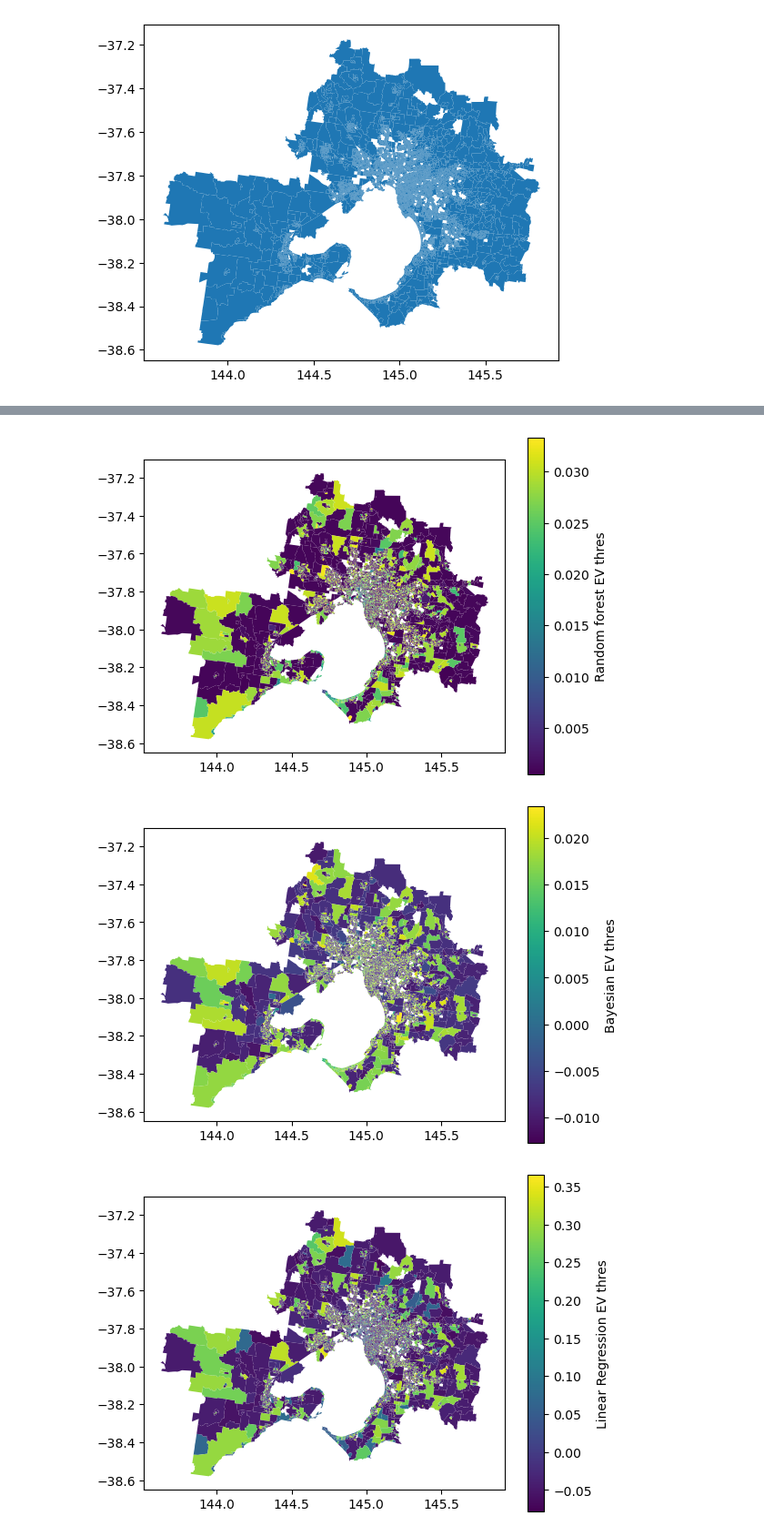
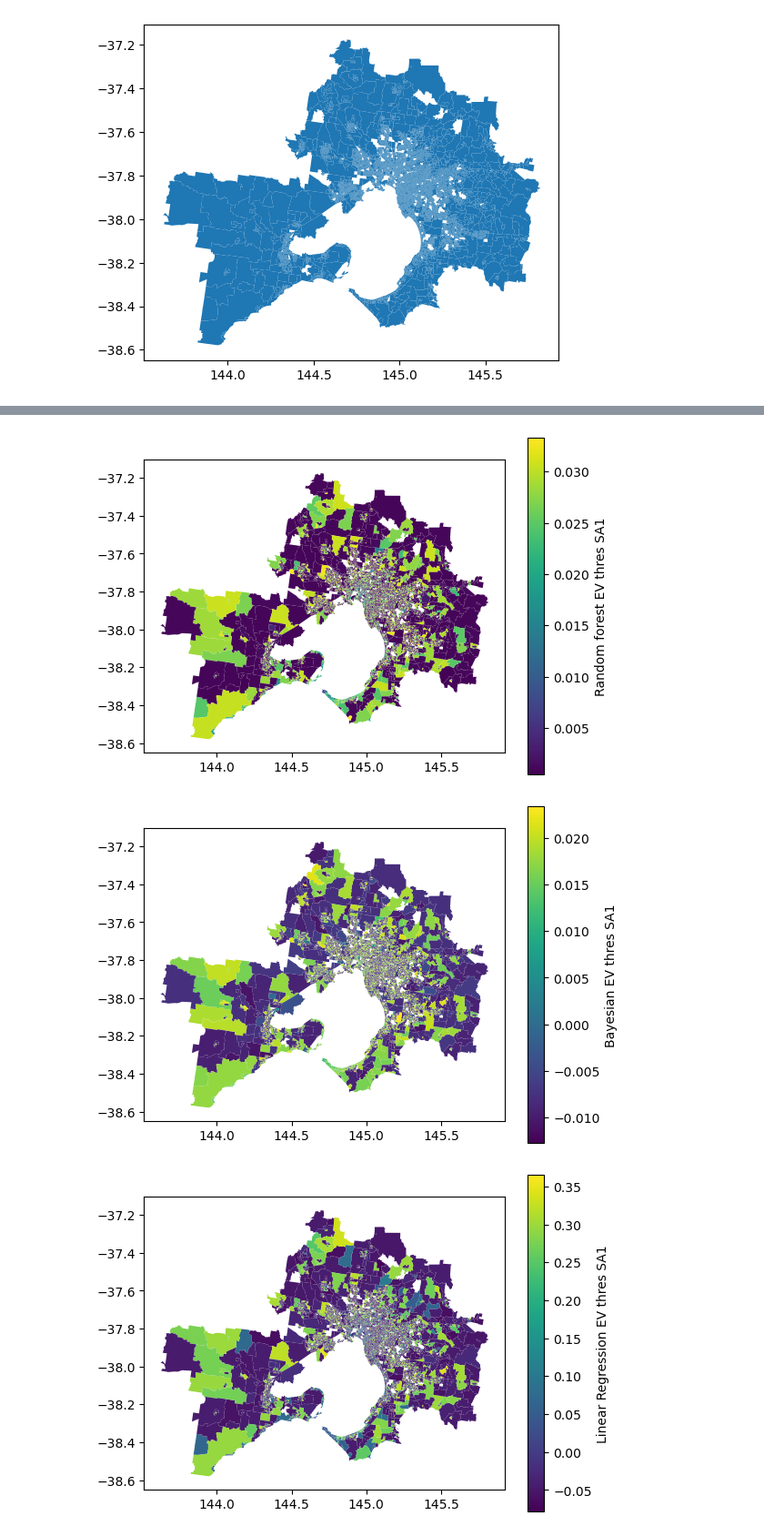
Before and after one commit to bobkatla/rhea, a Jupyter notebook: feature_select/run_analysis_sa1.ipynb, the cells around one changed output, grey strips where cells are left out. Shown at 91% size. Cells and saved outputs as stored; diff of their text form; code cells hidden in the pictures.

```diff
--- a/feature_select/run_analysis_sa1.ipynb
+++ b/feature_select/run_analysis_sa1.ipynb
@@ -367,13 +367,13 @@ vic_gpd.plot()
 <Axes: >
 [figure]
 # %%
-vic_gpd.plot(column="forest", legend=True, legend_kwds={"label": "Random forest EV thres"})
-vic_gpd.plot(column="baye", legend=True, legend_kwds={"label": "Bayesian EV thres"})
-vic_gpd.plot(column="lr", legend=True, legend_kwds={"label": "Linear Regression EV thres"})
-vic_gpd.plot(column="Pearsons", legend=True, legend_kwds={"label": "Pearons EV thres"})
-vic_gpd.plot(column="GraBoost", legend=True, legend_kwds={"label": "Gradient Boosting EV thres"})
+vic_gpd.plot(column="forest", legend=True, legend_kwds={"label": "Random forest EV thres SA1"})
+vic_gpd.plot(column="baye", legend=True, legend_kwds={"label": "Bayesian EV thres SA1"})
+vic_gpd.plot(column="lr", legend=True, legend_kwds={"label": "Linear Regression EV thres SA1"})
+vic_gpd.plot(column="Pearsons", legend=True, legend_kwds={"label": "Pearons EV thres SA1"})
+vic_gpd.plot(column="GraBoost", legend=True, legend_kwds={"label": "Gradient Boosting EV thres SA1"})
 # %% [output]
 <Axes: >
-[figure, old version]
+[figure, new version]
-[figure, old version]
+[figure, new version]
-[figure, old version]
+[figure, new version]
```
Also changed, not shown: parts of 2 cells of this notebook, 1 other file.
